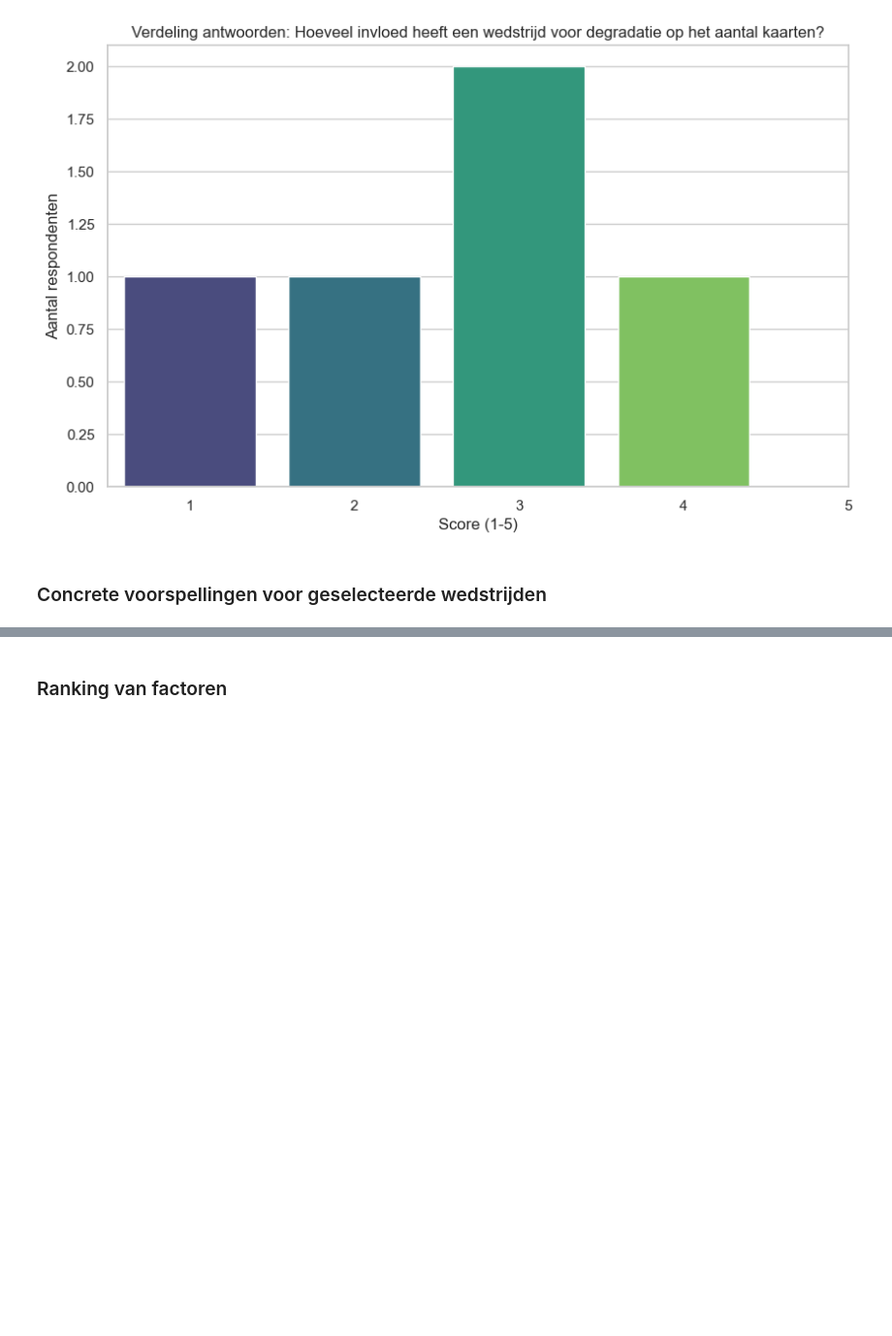
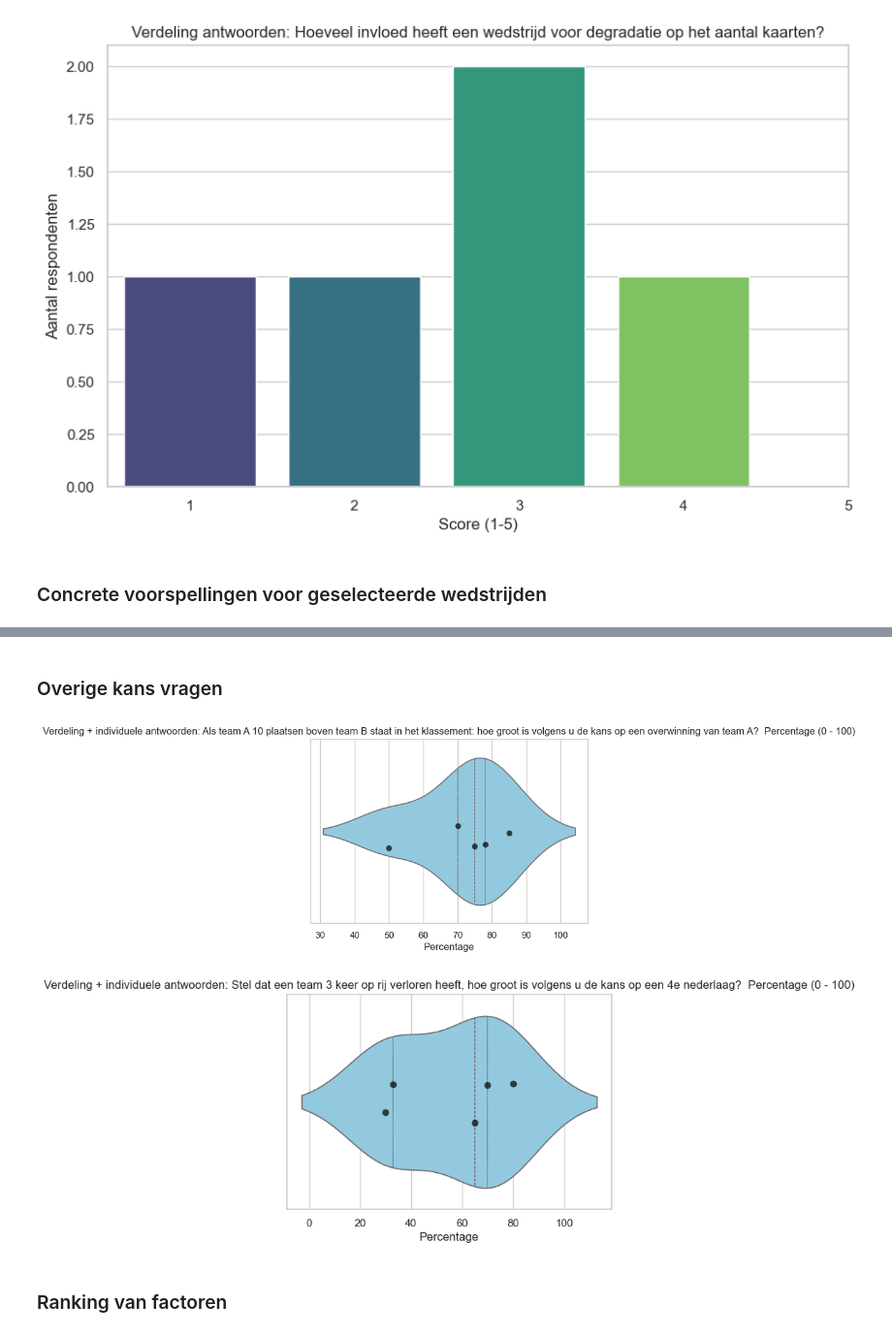
Before and after one commit to Torbendes/Bachelorproef, a Jupyter notebook: code/analyse/jpl_analyse.ipynb, the cells around one changed output, grey strips where cells are left out. Shown at 97% size. Saved outputs shown, nothing was run; the diff lists cells and outputs as text; code cells hidden in the pictures; blank space fills up the shorter version.

Commit message:
volledige enquete overzicht

```diff
--- a/code/analyse/jpl_analyse.ipynb
+++ b/code/analyse/jpl_analyse.ipynb
@@ -1037,6 +1035,28 @@ for match in wedstrijden:
 [figure]
 [figure]
 [figure]
+# %% [markdown]
+### Overige kans vragen
+# %%
+kans_vragen = [
+    "Als team A 10 plaatsen boven team B staat in het klassement: hoe groot is volgens u de kans op een overwinning van team A?  Percentage (0 - 100)",
+    "Stel dat een team 3 keer op rij verloren heeft, hoe groot is volgens u de kans op een 4e nederlaag?  Percentage (0 - 100)"
+]
+
+for col in kans_vragen:
+    if col in enquete_df.columns:
+        # Clip waarden tussen 0 en 100
+        data = enquete_df[col].clip(0, 100)
+
+        plt.figure(figsize=(6,4))
+        sns.violinplot(x=data, inner="quartile", color="skyblue")
+        sns.stripplot(x=data, color='black', jitter=True, size=7, alpha=0.7)
+        plt.title(f"Verdeling + individuele antwoorden: {col}")
+        plt.xlabel("Percentage")
+        plt.show()
+# %% [output]
+[figure, added]
+[figure, added]
 # %% [markdown]
 ### Ranking van factoren
 # %%
```
Also changed, not shown: parts of 3 cells of this notebook.
